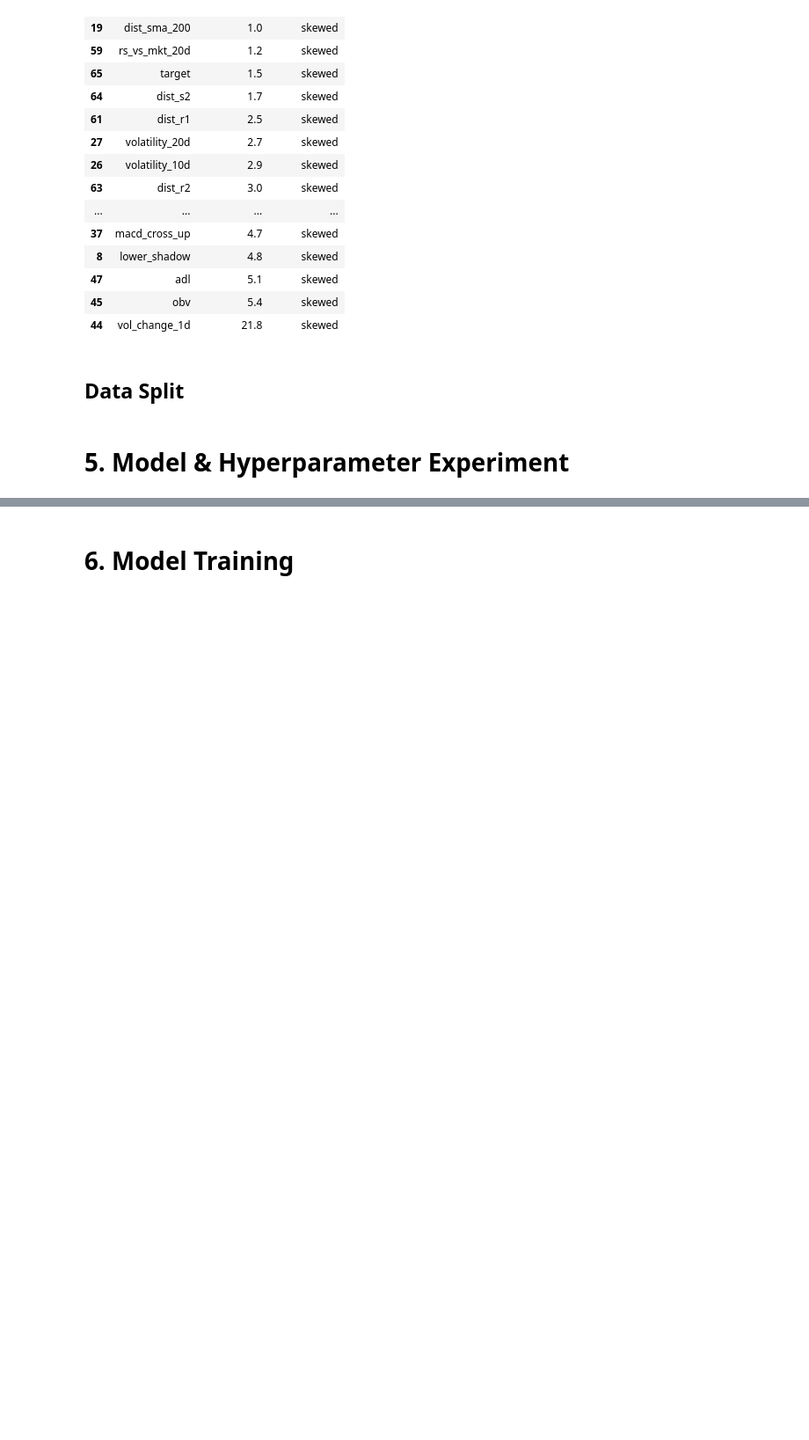
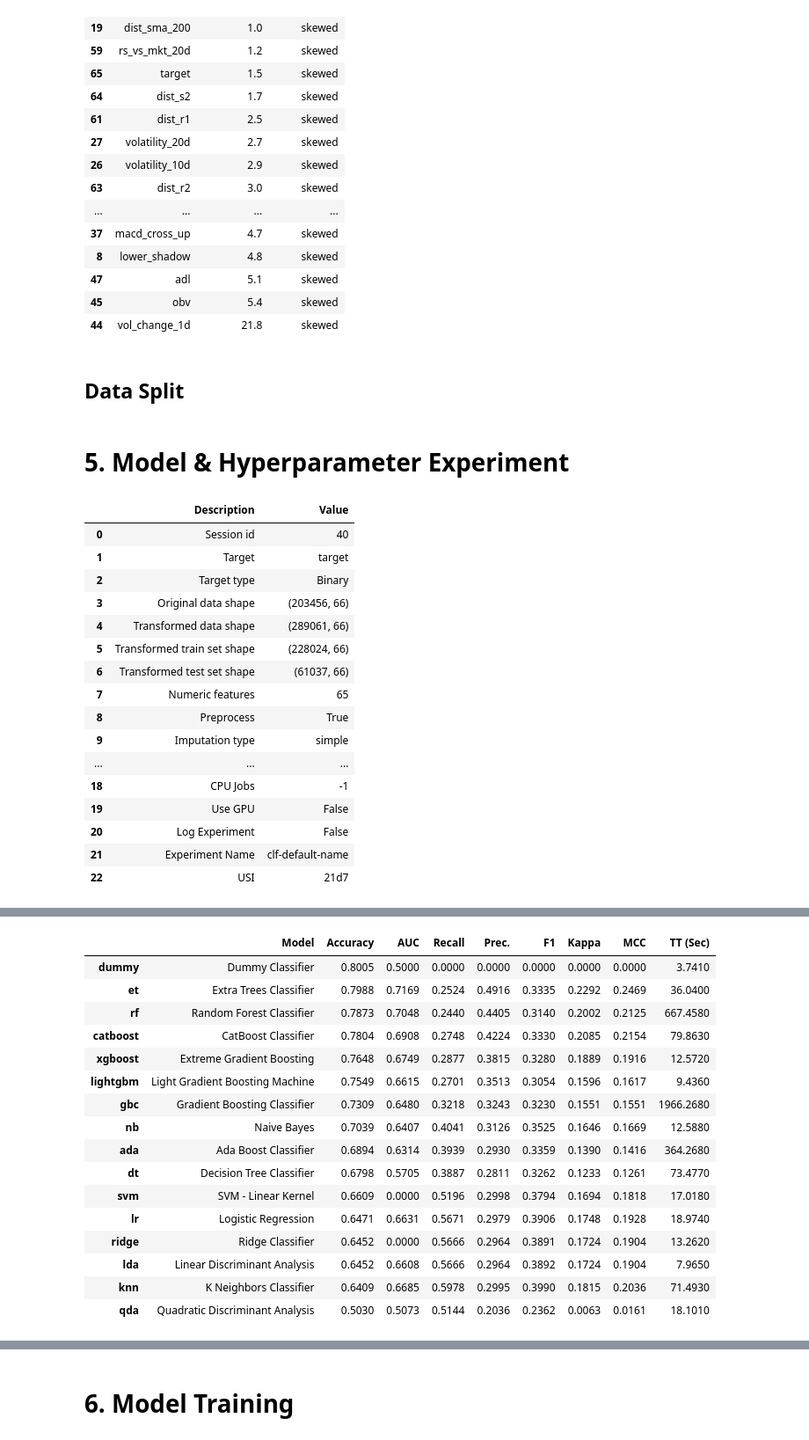
Before and after one commit to rifqi1609/Daily_DJIA_Stock_Monitoring, a Jupyter notebook: ml_model/model_building.ipynb, the cells around one changed output, grey strips where cells are left out. Shown at 88% size. Cells and saved outputs as stored; diff of their text form; code cells hidden in the pictures; blank space fills up the shorter version.

```diff
--- a/ml_model/model_building.ipynb
+++ b/ml_model/model_building.ipynb
@@ -513,13 +518,31 @@ y_test = df_technicals[test_mask]['target']
 # %% [markdown]
 # 5. Model & Hyperparameter Experiment
 # %%
-# # Model Comparison
-# clf_setup = setup(
-#     data = X_train,
-#     target = y_train,
-#     session_id = 40,
-#     normalize = True,
-#     transformation = False,
-#     fix_imbalance = True)
+# Model Comparison
+clf_setup = setup(
+    data = X_train,
+    target = y_train,
+    session_id = 40,
+    normalize = True,
+    transformation = False,
+    fix_imbalance = True)
 
-# best_model = compare_models()
+best_model = compare_models()
+# %% [output]
+|  | Description | Value |
+| 0 | Session id | 40 |
+| 1 | Target | target |
+| 2 | Target type | Binary |
+| 3 | Original data shape | (203456, 66) |
+| 4 | Transformed data shape | (289061, 66) |
+| 5 | Transformed train set shape | (228024, 66) |
+| 6 | Transformed test set shape | (61037, 66) |
+| 7 | Numeric features | 65 |
+| 8 | Preprocess | True |
+| 9 | Imputation type | simple |
+| ... | ... | ... |
+| 18 | CPU Jobs | -1 |
+| 19 | Use GPU | False |
+| 20 | Log Experiment | False |
+| 21 | Experiment Name | clf-default-name |
+| 22 | USI | 21d7 |
@@ -525,0 +550,17 @@ y_test = df_technicals[test_mask]['target']
+|  | Model | Accuracy | AUC | Recall | Prec. | F1 | Kappa | MCC | TT (Sec) |
+| dummy | Dummy Classifier | 0.8005 | 0.5000 | 0.0000 | 0.0000 | 0.0000 | 0.0000 | 0.0000 | 3.7410 |
+| et | Extra Trees Classifier | 0.7988 | 0.7169 | 0.2524 | 0.4916 | 0.3335 | 0.2292 | 0.2469 | 36.0400 |
+| rf | Random Forest Classifier | 0.7873 | 0.7048 | 0.2440 | 0.4405 | 0.3140 | 0.2002 | 0.2125 | 667.4580 |
+| catboost | CatBoost Classifier | 0.7804 | 0.6908 | 0.2748 | 0.4224 | 0.3330 | 0.2085 | 0.2154 | 79.8630 |
+| xgboost | Extreme Gradient Boosting | 0.7648 | 0.6749 | 0.2877 | 0.3815 | 0.3280 | 0.1889 | 0.1916 | 12.5720 |
+| lightgbm | Light Gradient Boosting Machine | 0.7549 | 0.6615 | 0.2701 | 0.3513 | 0.3054 | 0.1596 | 0.1617 | 9.4360 |
+| gbc | Gradient Boosting Classifier | 0.7309 | 0.6480 | 0.3218 | 0.3243 | 0.3230 | 0.1551 | 0.1551 | 1966.2680 |
+| nb | Naive Bayes | 0.7039 | 0.6407 | 0.4041 | 0.3126 | 0.3525 | 0.1646 | 0.1669 | 12.5880 |
+| ada | Ada Boost Classifier | 0.6894 | 0.6314 | 0.3939 | 0.2930 | 0.3359 | 0.1390 | 0.1416 | 364.2680 |
+| dt | Decision Tree Classifier | 0.6798 | 0.5705 | 0.3887 | 0.2811 | 0.3262 | 0.1233 | 0.1261 | 73.4770 |
+| svm | SVM - Linear Kernel | 0.6609 | 0.0000 | 0.5196 | 0.2998 | 0.3794 | 0.1694 | 0.1818 | 17.0180 |
+| lr | Logistic Regression | 0.6471 | 0.6631 | 0.5671 | 0.2979 | 0.3906 | 0.1748 | 0.1928 | 18.9740 |
+| ridge | Ridge Classifier | 0.6452 | 0.0000 | 0.5666 | 0.2964 | 0.3891 | 0.1724 | 0.1904 | 13.2620 |
+| lda | Linear Discriminant Analysis | 0.6452 | 0.6608 | 0.5666 | 0.2964 | 0.3892 | 0.1724 | 0.1904 | 7.9650 |
+| knn | K Neighbors Classifier | 0.6409 | 0.6685 | 0.5978 | 0.2995 | 0.3990 | 0.1815 | 0.2036 | 71.4930 |
+| qda | Quadratic Discriminant Analysis | 0.5030 | 0.5073 | 0.5144 | 0.2036 | 0.2362 | 0.0063 | 0.0161 | 18.1010 |
```
Also changed, not shown: parts of 13 cells of this notebook, 16 other files.
